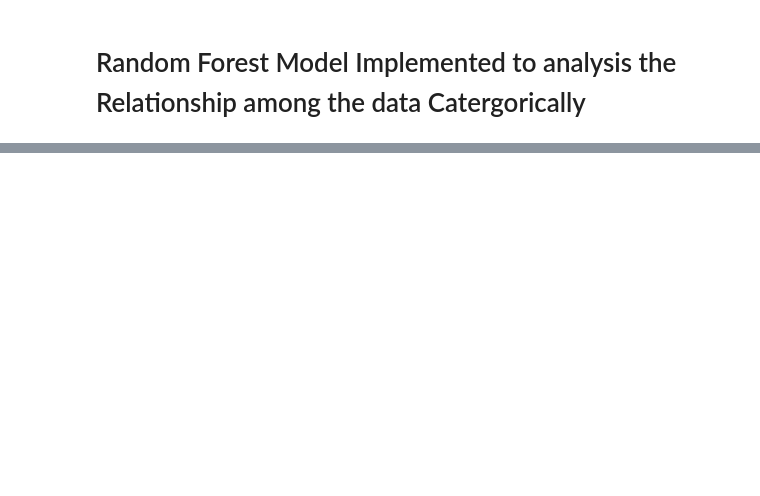
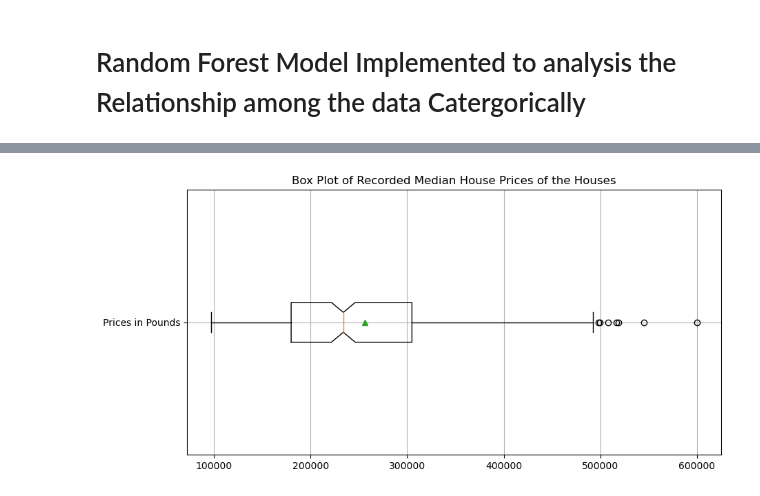
Before and after one commit to SIthodox2286/ADS_year3_project_8, a Jupyter notebook: random_forest_regression_analysis.ipynb, the cells around one changed output, grey strips where cells are left out. Drawn from its saved outputs; the diff is of its cells as text; code cells hidden in the pictures; blank space fills up the shorter version.

```diff
--- a/random_forest_regression_analysis.ipynb
+++ b/random_forest_regression_analysis.ipynb
@@ -132,0 +155,9 @@ socre_data_score = pd.DataFrame(feature_importance_score)
+# %%
+fig_box, ax_box = plt.subplots(figsize=(10,5))
+ax_box.grid(zorder=0)
+ax_box.set_title('Box Plot of Recorded Median House Prices of the Houses')
+ax_box.boxplot(data_table['median_houses_2020'],showmeans=True, vert=False,notch=True,zorder=2)
+ax_box.set_yticklabels(['Prices in Pounds'])
+plt.savefig('Figure/median_house_prices_data.png')
+# %% [output]
+[figure, added]
```
Also changed, not shown: parts of 15 cells of this notebook, 14 other files.
